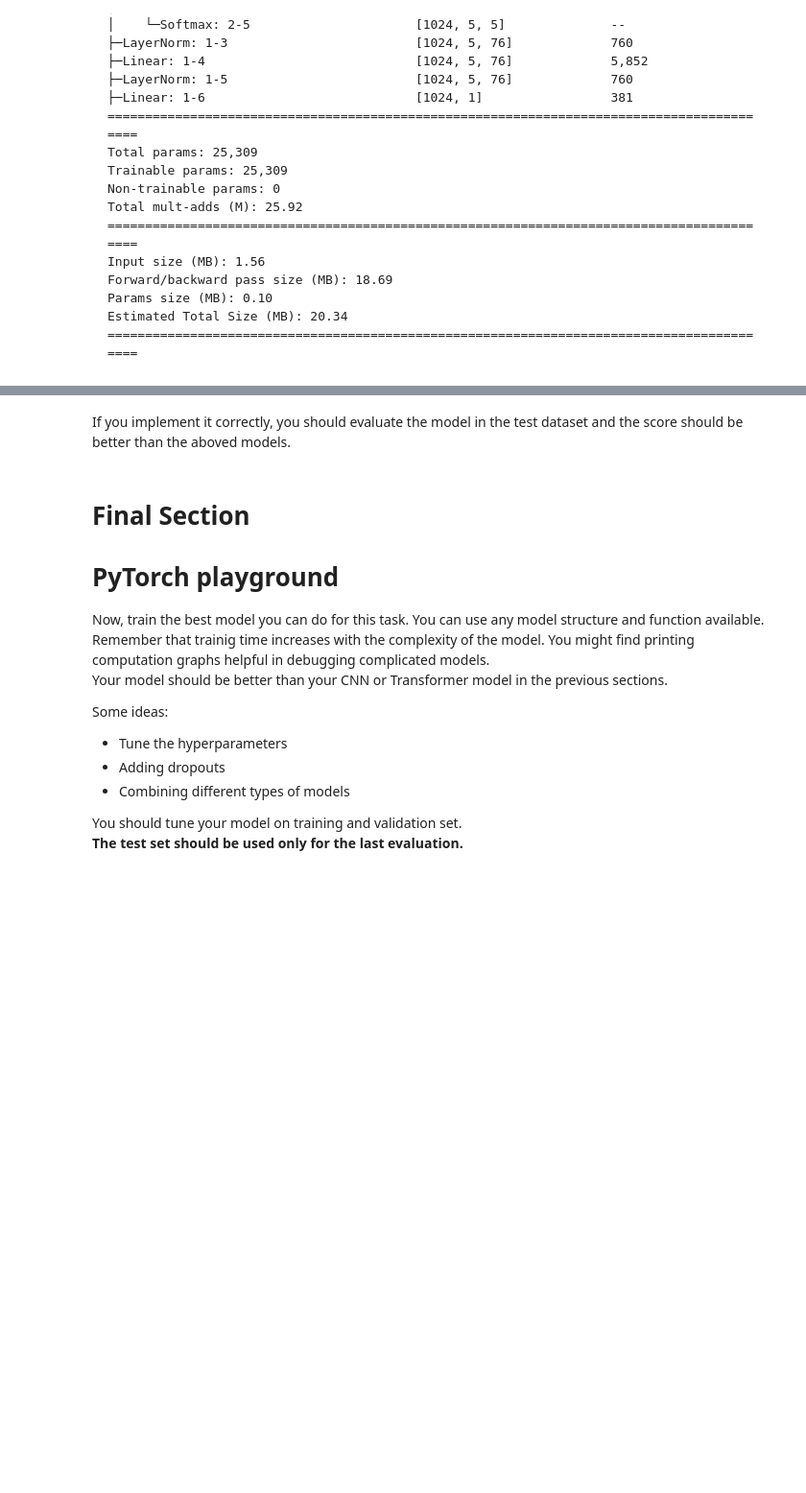
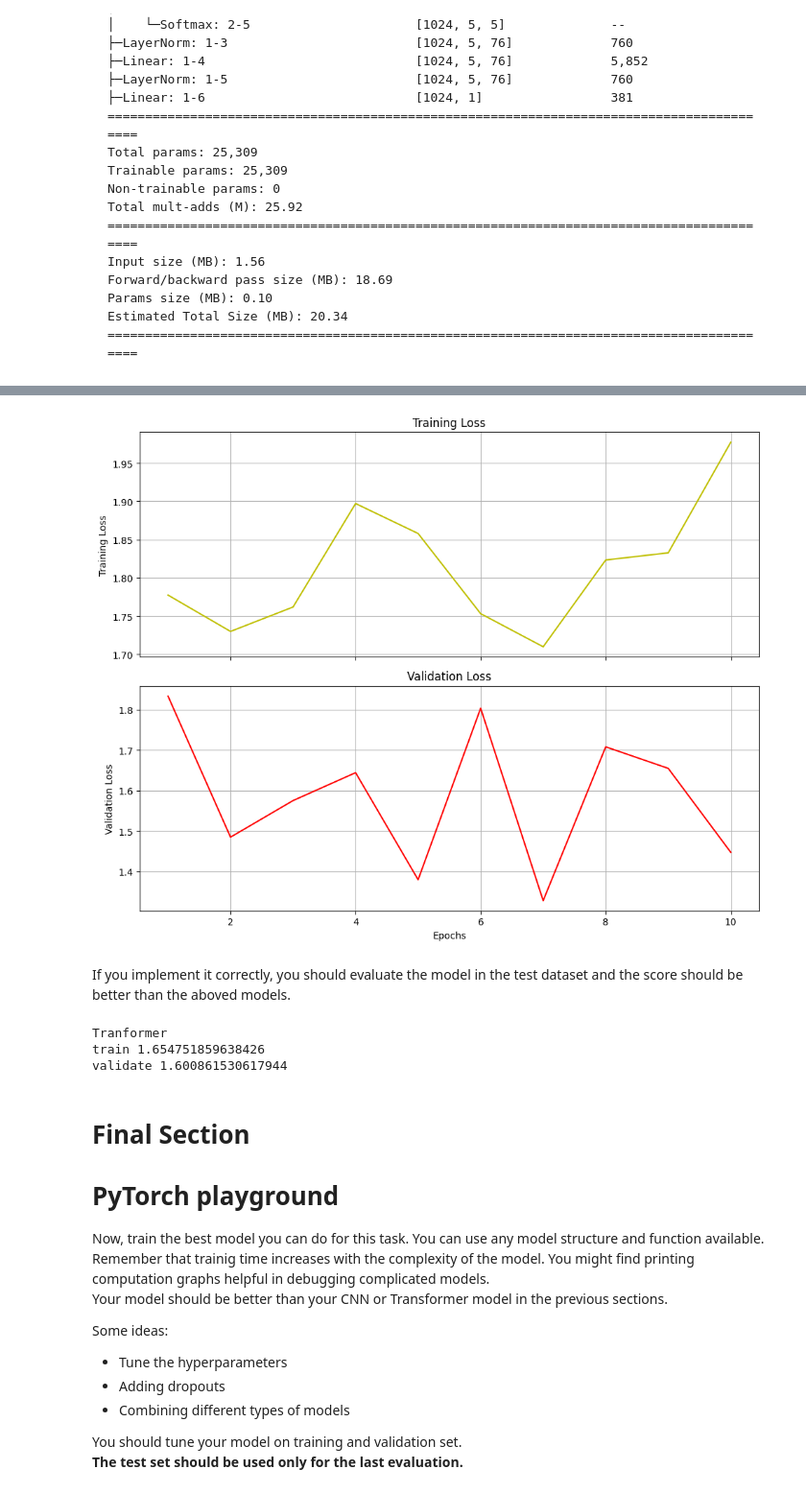
Before and after one commit to Mysterioucz/2110573-Pattern-Recognition, a Jupyter notebook: assignment/hw5/HW5_Precipitation_Nowcasting_PyTorch_Student_2026.ipynb, the cells around one changed output, grey strips where cells are left out. Shown at 96% size. Saved outputs shown, nothing was run; the diff lists cells and outputs as text; code cells hidden in the pictures; blank space fills up the shorter version.

```diff
--- a/assignment/hw5/HW5_Precipitation_Nowcasting_PyTorch_Student_2026.ipynb
+++ b/assignment/hw5/HW5_Precipitation_Nowcasting_PyTorch_Student_2026.ipynb
@@ -1111,0 +1675,21 @@ print('start training transformer')
+# %%
+# Training configuration
+config_tf = {
+    "architecture": "transformer",
+    "lr": 0.001,
+    "epochs": 10,
+    "scheduler_factor": 0.5,
+    "scheduler_patience": 3,
+    "scheduler_min_lr": 1e-5,
+}
+
+# Initialize model
+model_tf = TransformerModel(input_dim=76, seq_len=5, dropout=0.2).to(device)
+optimizer_tf = torch.optim.Adam(model_tf.parameters(), lr=config_tf["lr"])
+scheduler_tf = torch.optim.lr_scheduler.ReduceLROnPlateau(
+    optimizer_tf,
+    "min",
+    factor=config_tf["scheduler_factor"],
+    patience=config_tf["scheduler_patience"],
+    min_lr=config_tf["scheduler_min_lr"],
+)
@@ -1112,2 +1823,25 @@ print('start training transformer')
+# %%
+# Plot
+epochs = range(1, len(train_losses) + 1)
+
+fig, (ax1, ax2) = plt.subplots(2, 1, figsize=(10, 8), sharex=True)
+
+# Top plot: Training
+ax1.plot(epochs, train_losses, "y-")
+ax1.set_ylabel("Training Loss")
+ax1.set_title("Training Loss")
+ax1.grid(True)
+
+# Bottom plot: Validation
+ax2.plot(epochs, val_losses, "r-")
+ax2.set_ylabel("Validation Loss")
+ax2.set_xlabel("Epochs")
+ax2.set_title("Validation Loss")
+ax2.grid(True)
+
+plt.tight_layout()
+plt.show()
+# %% [output]
+[figure, added]
 # %% [markdown]
 If you implement it correctly, you should evaluate the model in the test dataset and the score should be better than the aboved models.
@@ -1116,3 +1872,12 @@ If you implement it correctly, you should evaluate the model in the test dataset
+# %%
+# Evaluate
+print("Tranformer")
+print("train", evaluate_transformer(train_loader_tf, model_tf))
+print("validate", evaluate_transformer(val_loader_tf, model_tf))
+# %% [output]
+Tranformer
+train 1.654751859638426
+validate 1.600861530617944
 # %% [markdown]
 # Final Section
 # PyTorch playground
```
Also changed, not shown: parts of 56 cells of this notebook, 35 other files.
